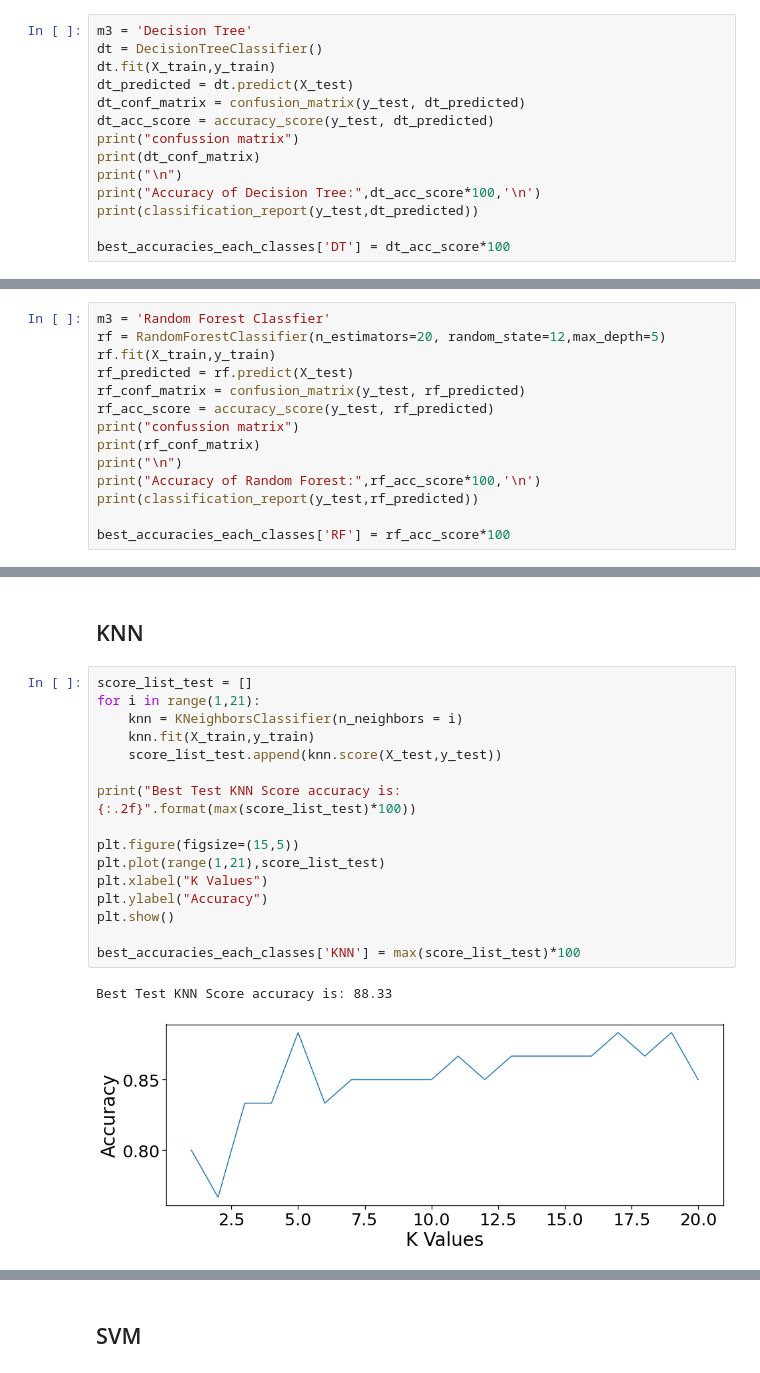
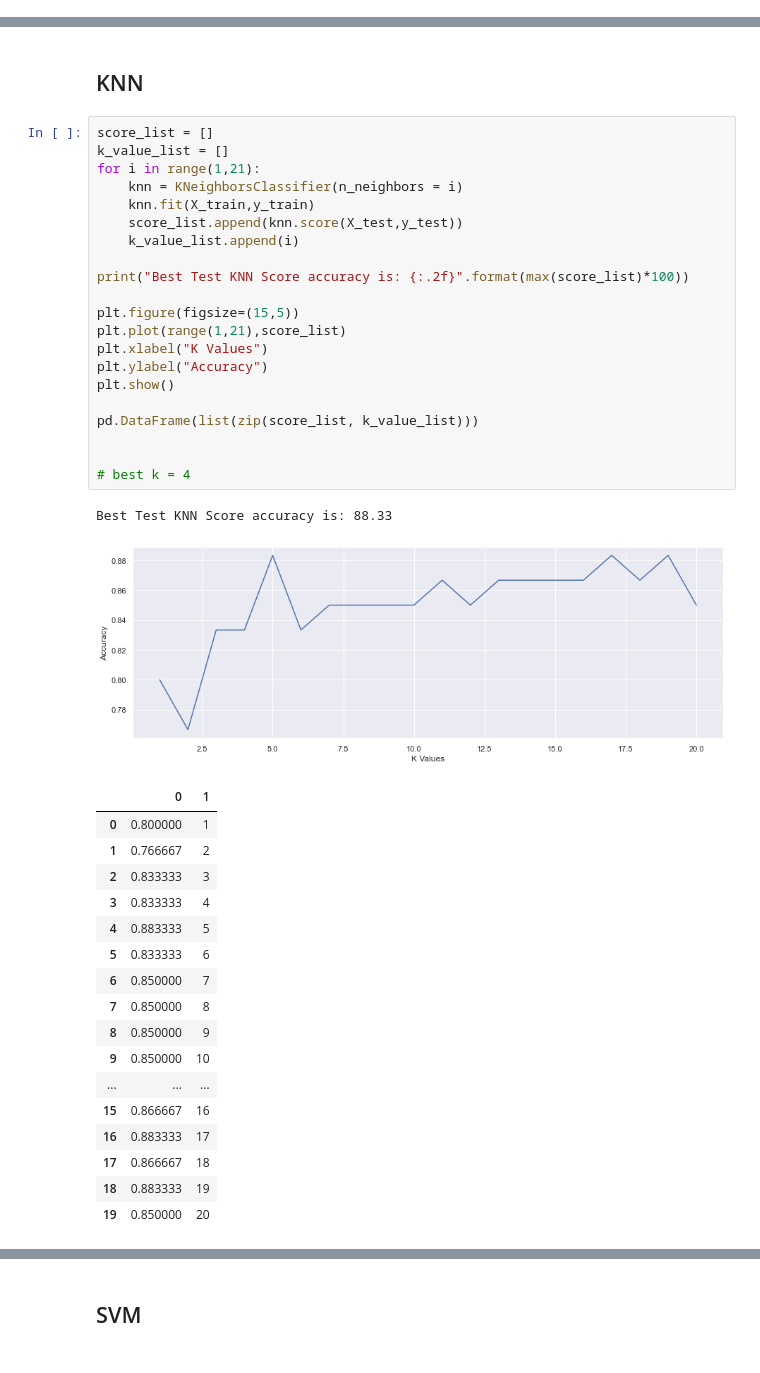
Before and after one commit to lorenzlorg/Big-Data-MAPR-project, a Jupyter notebook: Predizione di malattie cardiache.ipynb, the cells around one changed output, grey strips where cells are left out. Drawn from its saved outputs; the diff is of its cells as text.

```diff
--- a/Predizione di malattie cardiache.ipynb
+++ b/Predizione di malattie cardiache.ipynb
@@ -708,16 +637,2 @@ weighted avg       0.85      0.85      0.85        60
 # %% [markdown]
 ## Decision Tree
-# %%
-m3 = 'Decision Tree'
-dt = DecisionTreeClassifier()
-dt.fit(X_train,y_train)
-dt_predicted = dt.predict(X_test)
-dt_conf_matrix = confusion_matrix(y_test, dt_predicted)
-dt_acc_score = accuracy_score(y_test, dt_predicted)
-print("confussion matrix")
-print(dt_conf_matrix)
-print("\n")
-print("Accuracy of Decision Tree:",dt_acc_score*100,'\n')
-print(classification_report(y_test,dt_predicted))
-
-best_accuracies_each_classes['DT'] = dt_acc_score*100
@@ -742,14 +669,0 @@ weighted avg       0.82      0.82      0.82        60
-# %%
-m3 = 'Random Forest Classfier'
-rf = RandomForestClassifier(n_estimators=20, random_state=12,max_depth=5)
-rf.fit(X_train,y_train)
-rf_predicted = rf.predict(X_test)
-rf_conf_matrix = confusion_matrix(y_test, rf_predicted)
-rf_acc_score = accuracy_score(y_test, rf_predicted)
-print("confussion matrix")
-print(rf_conf_matrix)
-print("\n")
-print("Accuracy of Random Forest:",rf_acc_score*100,'\n')
-print(classification_report(y_test,rf_predicted))
-
-best_accuracies_each_classes['RF'] = rf_acc_score*100
@@ -772,21 +699,43 @@ weighted avg       0.88      0.88      0.88        60
 # %% [markdown]
 ## KNN
 # %%
-score_list_test = []
+score_list = []
+k_value_list = []
 for i in range(1,21):
     knn = KNeighborsClassifier(n_neighbors = i)
     knn.fit(X_train,y_train)
-    score_list_test.append(knn.score(X_test,y_test))
+    score_list.append(knn.score(X_test,y_test))
+    k_value_list.append(i)
 
-print("Best Test KNN Score accuracy is: {:.2f}".format(max(score_list_test)*100))
+print("Best Test KNN Score accuracy is: {:.2f}".format(max(score_list)*100))
 
 plt.figure(figsize=(15,5))
-plt.plot(range(1,21),score_list_test)
+plt.plot(range(1,21),score_list)
 plt.xlabel("K Values")
 plt.ylabel("Accuracy")
 plt.show()
 
-best_accuracies_each_classes['KNN'] = max(score_list_test)*100
+pd.DataFrame(list(zip(score_list, k_value_list)))
+
+
+# best k = 4
 # %% [output]
 Best Test KNN Score accuracy is: 88.33
-[figure, old version]
+[figure, new version]
+|  | 0 | 1 |
+| 0 | 0.800000 | 1 |
+| 1 | 0.766667 | 2 |
+| 2 | 0.833333 | 3 |
+| 3 | 0.833333 | 4 |
+| 4 | 0.883333 | 5 |
+| 5 | 0.833333 | 6 |
+| 6 | 0.850000 | 7 |
+| 7 | 0.850000 | 8 |
+| 8 | 0.850000 | 9 |
+| 9 | 0.850000 | 10 |
+| ... | ... | ... |
+| 15 | 0.866667 | 16 |
+| 16 | 0.883333 | 17 |
+| 17 | 0.866667 | 18 |
+| 18 | 0.883333 | 19 |
+| 19 | 0.850000 | 20 |
```
Also changed, not shown: parts of 50 cells of this notebook, 1 other file.
